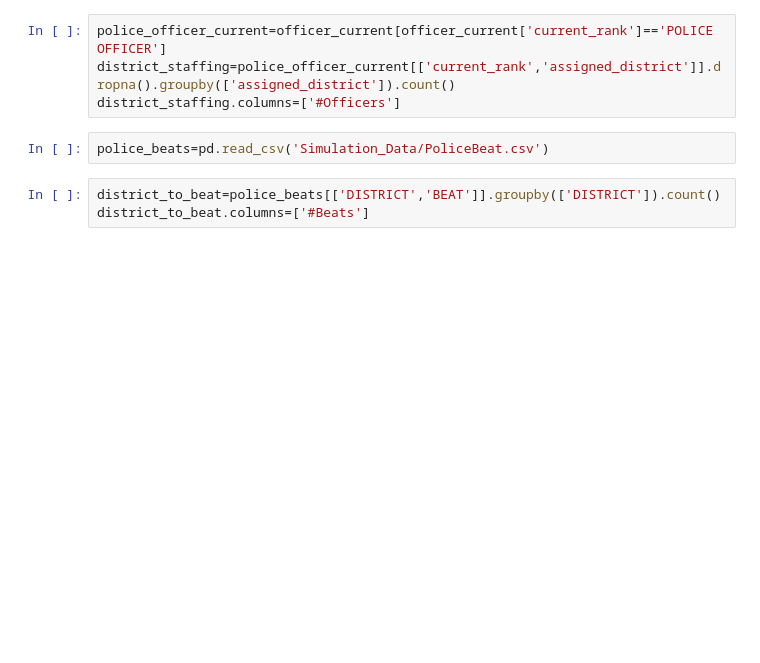
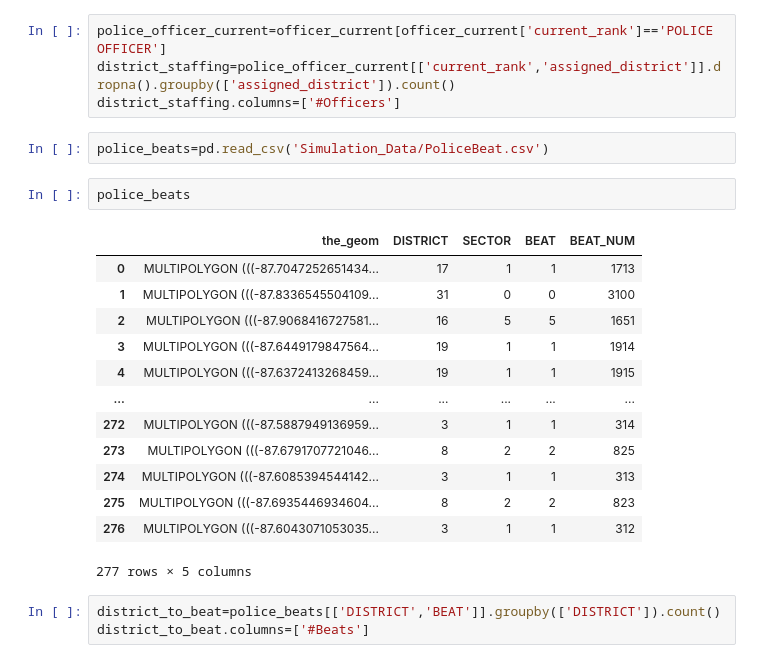
Before and after one commit to callieclark/response-time-project, a Jupyter notebook: Police_Beats_Assignments.ipynb, the cells around one changed output. Drawn from its saved outputs; the diff is of its cells as text; blank space fills up the shorter version.

```diff
--- a/Police_Beats_Assignments.ipynb
+++ b/Police_Beats_Assignments.ipynb
@@ -118,6 +118,22 @@ district_staffing=police_officer_current[['current_rank','assigned_district']].d
 district_staffing.columns=['#Officers']
 # %%
 police_beats=pd.read_csv('Simulation_Data/PoliceBeat.csv')
+# %%
+police_beats
+# %% [output]
+|  | the_geom | DISTRICT | SECTOR | BEAT | BEAT_NUM |
+| 0 | MULTIPOLYGON (((-87.7047252651434... | 17 | 1 | 1 | 1713 |
+| 1 | MULTIPOLYGON (((-87.8336545504109... | 31 | 0 | 0 | 3100 |
+| 2 | MULTIPOLYGON (((-87.9068416727581... | 16 | 5 | 5 | 1651 |
+| 3 | MULTIPOLYGON (((-87.6449179847564... | 19 | 1 | 1 | 1914 |
+| 4 | MULTIPOLYGON (((-87.6372413268459... | 19 | 1 | 1 | 1915 |
+| ... | ... | ... | ... | ... | ... |
+| 272 | MULTIPOLYGON (((-87.5887949136959... | 3 | 1 | 1 | 314 |
+| 273 | MULTIPOLYGON (((-87.6791707721046... | 8 | 2 | 2 | 825 |
+| 274 | MULTIPOLYGON (((-87.6085394544142... | 3 | 1 | 1 | 313 |
+| 275 | MULTIPOLYGON (((-87.6935446934604... | 8 | 2 | 2 | 823 |
+| 276 | MULTIPOLYGON (((-87.6043071053035... | 3 | 1 | 1 | 312 |
+277 rows × 5 columns
 # %%
 district_to_beat=police_beats[['DISTRICT','BEAT']].groupby(['DISTRICT']).count()
 district_to_beat.columns=['#Beats']
```
Also changed, not shown: parts of 1 cell of this notebook, 16 other files.
